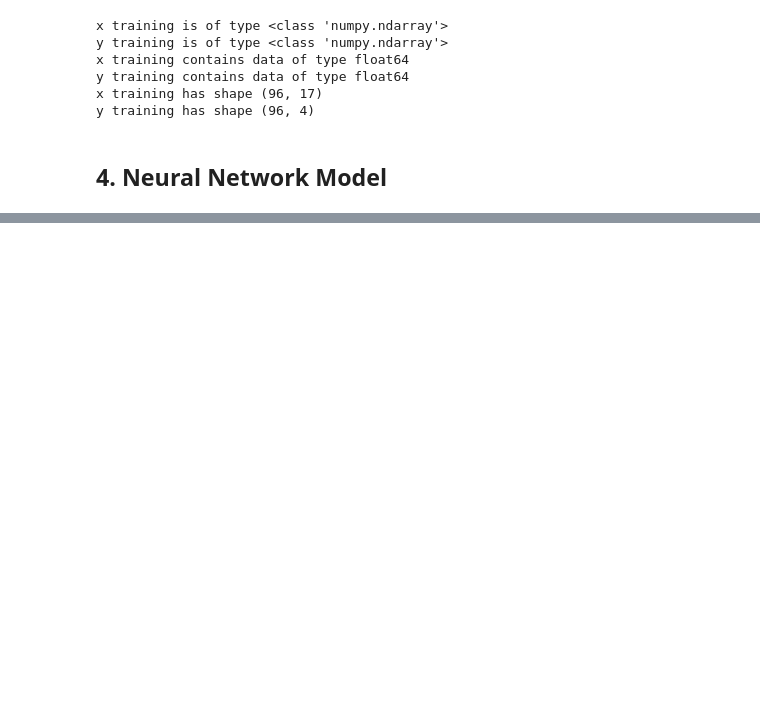
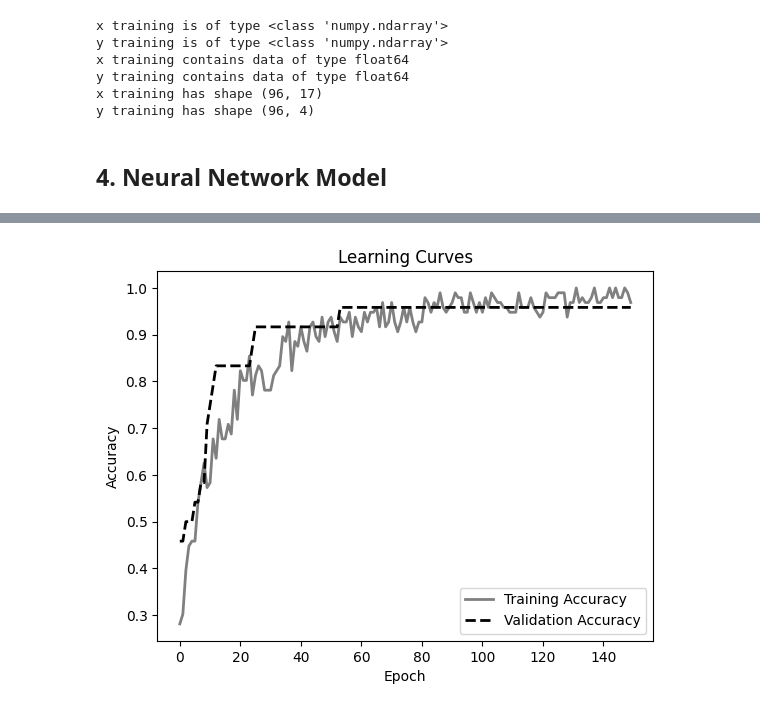
Before and after one commit to zcherr/disorder_classification, a Jupyter notebook: disorder_NN.ipynb, the cells around one changed output, grey strips where cells are left out. Saved outputs shown, nothing was run; the diff lists cells and outputs as text; code cells hidden in the pictures; blank space fills up the shorter version.

```diff
--- a/disorder_NN.ipynb
+++ b/disorder_NN.ipynb
@@ -278,0 +444,12 @@ Summarize findings and discuss potential improvements
+# %%
+# Accuracy Plot
+plt.figure()
+plt.plot(h.history['accuracy'], label='Training Accuracy', color='grey', linestyle='-', linewidth=2)  # Solid grey line for training accuracy
+plt.plot(h.history['val_accuracy'], label='Validation Accuracy', color='black', linestyle='--', linewidth=2)  # Dashed grey line for validation accuracy
+plt.xlabel('Epoch')
+plt.ylabel('Accuracy')
+plt.title('Learning Curves')
+plt.legend()
+plt.show()
+# %% [output]
+[figure, added]
```
Also changed, not shown: parts of 48 cells of this notebook.
